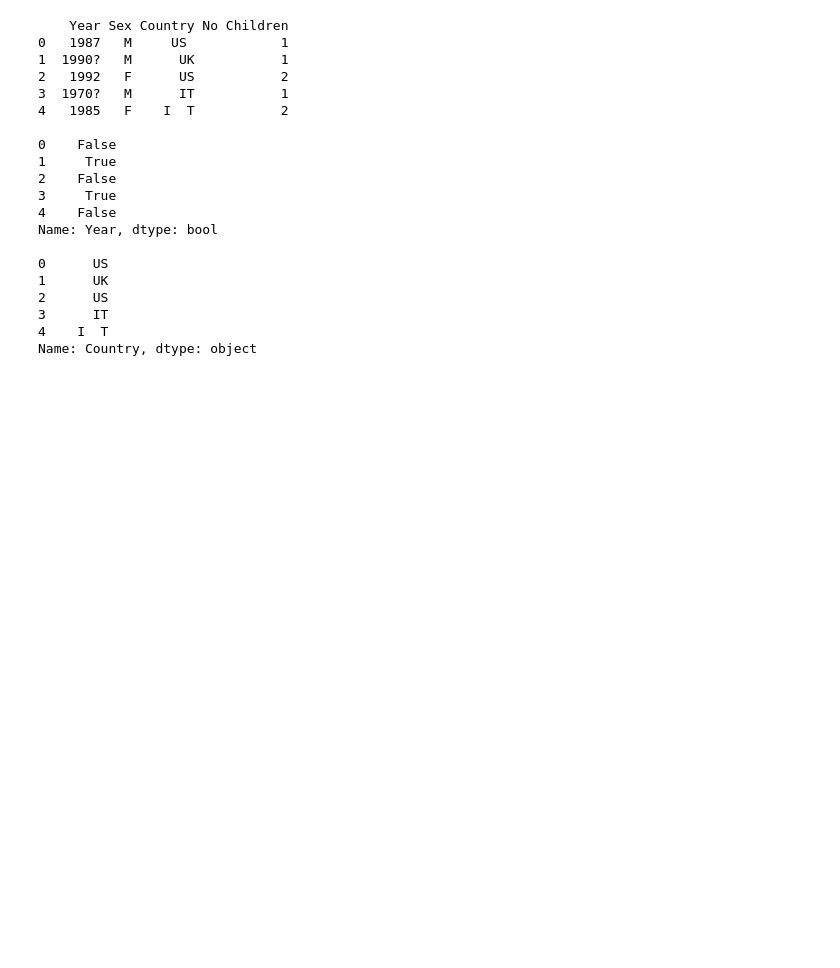
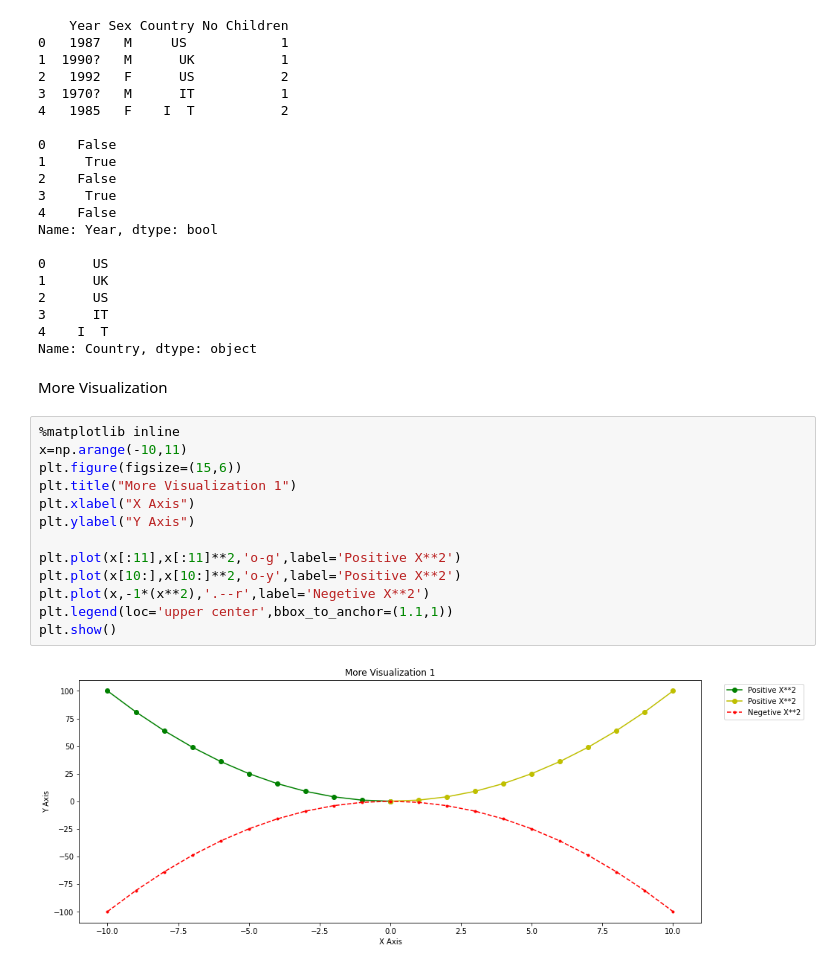
Before and after one commit to palleramcharan/Pythonpractice, a Jupyter notebook: FreeCodeCampPractice.ipynb, the cells around one changed output. Saved outputs shown, nothing was run; the diff lists cells and outputs as text; blank space fills up the shorter version.

```diff
--- a/FreeCodeCampPractice.ipynb
+++ b/FreeCodeCampPractice.ipynb
@@ -823,3 +912,20 @@ Name: Year, dtype: bool
 3      IT
 4    I  T
 Name: Country, dtype: object
+# %% [markdown]
+More Visualization
+# %%
+%matplotlib inline
+x=np.arange(-10,11)
+plt.figure(figsize=(15,6))
+plt.title("More Visualization 1")
+plt.xlabel("X Axis")
+plt.ylabel("Y Axis")
+
+plt.plot(x[:11],x[:11]**2,'o-g',label='Positive X**2')
+plt.plot(x[10:],x[10:]**2,'o-y',label='Positive X**2')
+plt.plot(x,-1*(x**2),'.--r',label='Negetive X**2')
+plt.legend(loc='upper center',bbox_to_anchor=(1.1,1))
+plt.show()
+# %% [output]
+[figure, added]
```
Also changed, not shown: parts of 19 cells of this notebook.
